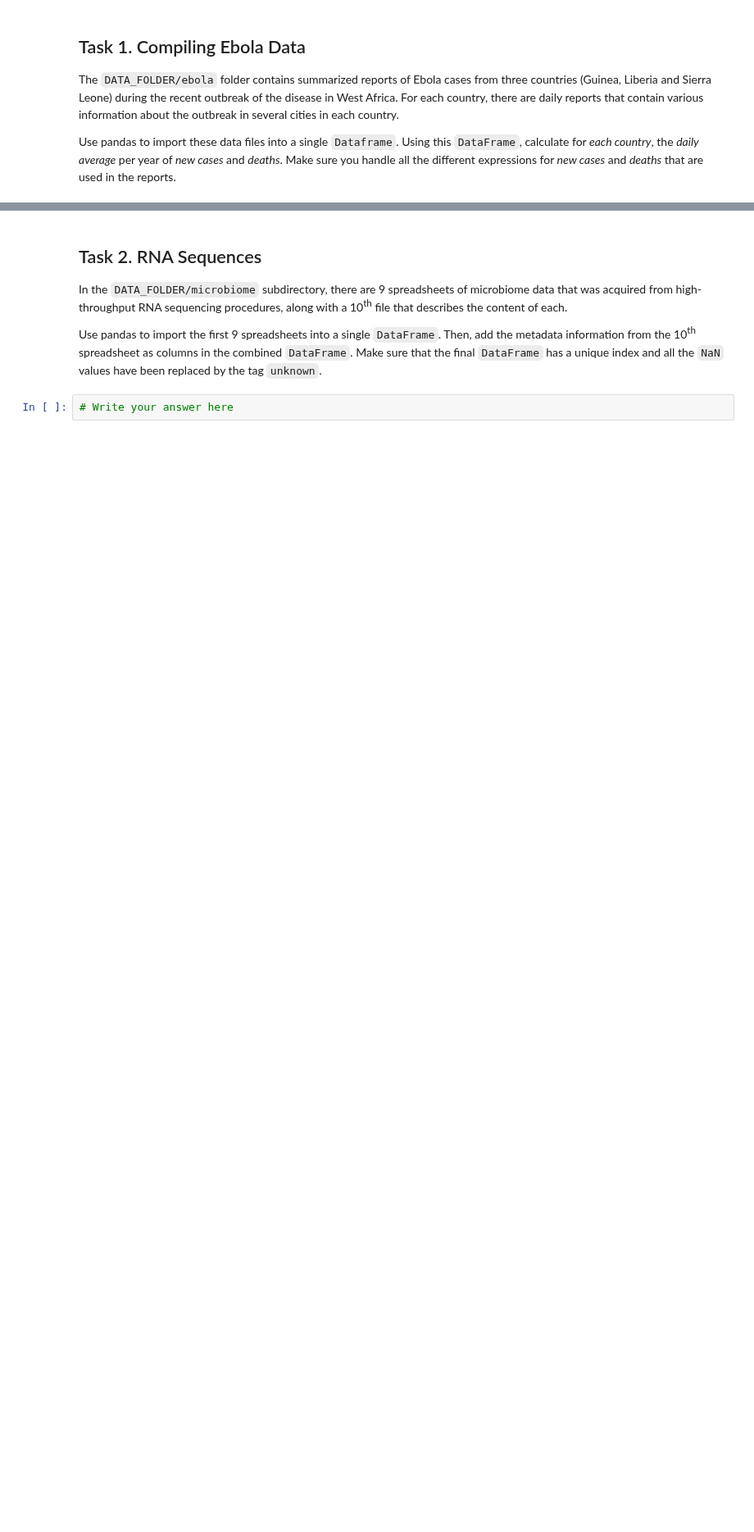
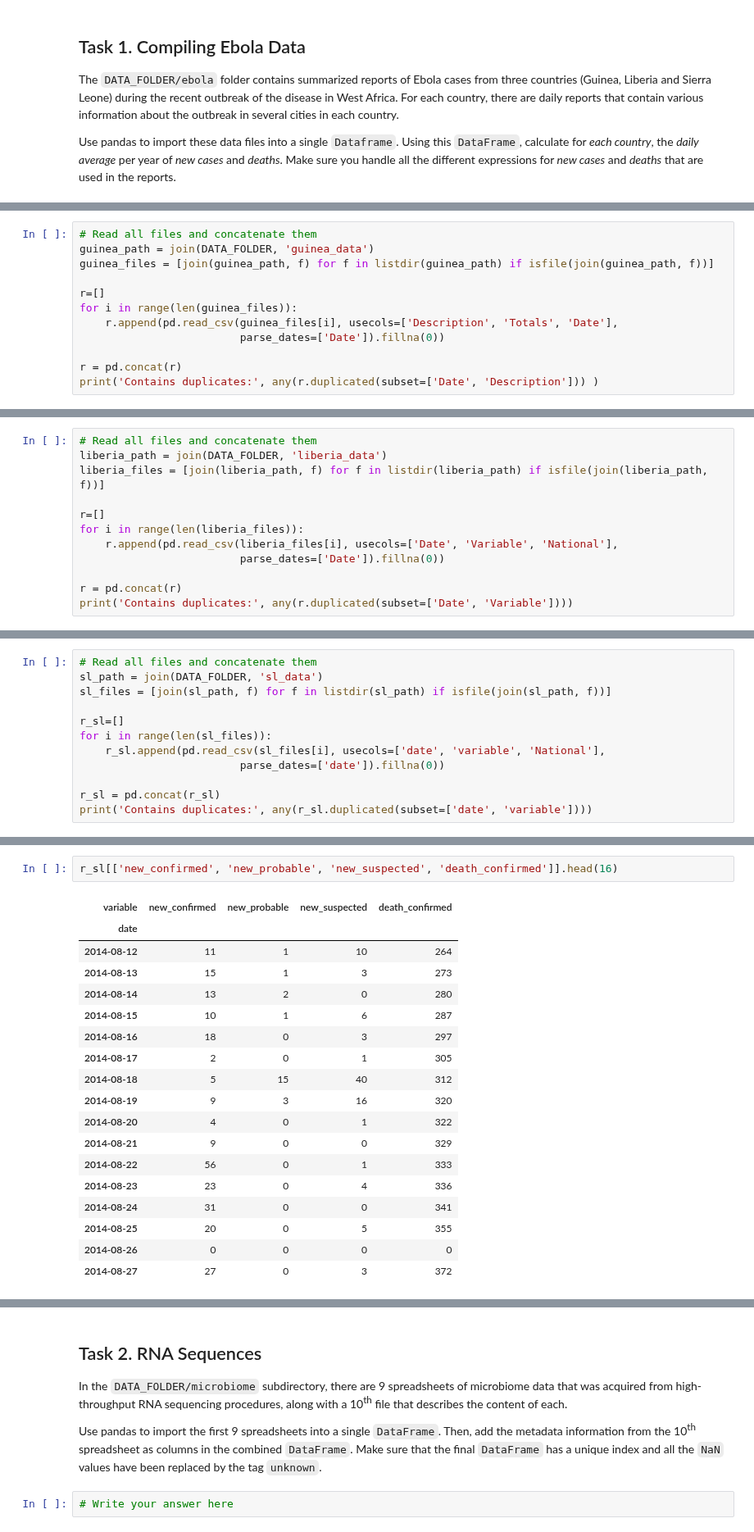
Before and after one commit to AdaTeamElec/ADA2017-Homeworks, a Jupyter notebook: 01 - Pandas and Data Wrangling/Homework 1.ipynb, the cells around one changed output, grey strips where cells are left out. Shown at 82% size. Cells and saved outputs as stored; diff of their text form; blank space fills up the shorter version.

```diff
--- a/01 - Pandas and Data Wrangling/Homework 1.ipynb
+++ b/01 - Pandas and Data Wrangling/Homework 1.ipynb
@@ -17,0 +34,12 @@ Make sure you handle all the different expressions for *new cases* and *deaths*
+# %%
+# Read all files and concatenate them
+guinea_path = join(DATA_FOLDER, 'guinea_data')
+guinea_files = [join(guinea_path, f) for f in listdir(guinea_path) if isfile(join(guinea_path, f))]
+
+r=[]
+for i in range(len(guinea_files)):
+    r.append(pd.read_csv(guinea_files[i], usecols=['Description', 'Totals', 'Date'],
+                         parse_dates=['Date']).fillna(0))
+
+r = pd.concat(r)
+print('Contains duplicates:', any(r.duplicated(subset=['Date', 'Description'])) )
@@ -17,0 +121,12 @@ Make sure you handle all the different expressions for *new cases* and *deaths*
+# %%
+# Read all files and concatenate them
+liberia_path = join(DATA_FOLDER, 'liberia_data')
+liberia_files = [join(liberia_path, f) for f in listdir(liberia_path) if isfile(join(liberia_path, f))]
+
+r=[]
+for i in range(len(liberia_files)):
+    r.append(pd.read_csv(liberia_files[i], usecols=['Date', 'Variable', 'National'],
+                         parse_dates=['Date']).fillna(0))
+
+r = pd.concat(r)
+print('Contains duplicates:', any(r.duplicated(subset=['Date', 'Variable'])))
@@ -17,0 +216,12 @@ Make sure you handle all the different expressions for *new cases* and *deaths*
+# %%
+# Read all files and concatenate them
+sl_path = join(DATA_FOLDER, 'sl_data')
+sl_files = [join(sl_path, f) for f in listdir(sl_path) if isfile(join(sl_path, f))]
+
+r_sl=[]
+for i in range(len(sl_files)):
+    r_sl.append(pd.read_csv(sl_files[i], usecols=['date', 'variable', 'National'],
+                         parse_dates=['date']).fillna(0))
+
+r_sl = pd.concat(r_sl)
+print('Contains duplicates:', any(r_sl.duplicated(subset=['date', 'variable'])))
@@ -17,0 +274,21 @@ Make sure you handle all the different expressions for *new cases* and *deaths*
+# %%
+r_sl[['new_confirmed', 'new_probable', 'new_suspected', 'death_confirmed']].head(16)
+# %% [output]
+| variable | new_confirmed | new_probable | new_suspected | death_confirmed |
+| date |  |  |  |  |
+| 2014-08-12 | 11 | 1 | 10 | 264 |
+| 2014-08-13 | 15 | 1 | 3 | 273 |
+| 2014-08-14 | 13 | 2 | 0 | 280 |
+| 2014-08-15 | 10 | 1 | 6 | 287 |
+| 2014-08-16 | 18 | 0 | 3 | 297 |
+| 2014-08-17 | 2 | 0 | 1 | 305 |
+| 2014-08-18 | 5 | 15 | 40 | 312 |
+| 2014-08-19 | 9 | 3 | 16 | 320 |
+| 2014-08-20 | 4 | 0 | 1 | 322 |
+| 2014-08-21 | 9 | 0 | 0 | 329 |
+| 2014-08-22 | 56 | 0 | 1 | 333 |
+| 2014-08-23 | 23 | 0 | 4 | 336 |
+| 2014-08-24 | 31 | 0 | 0 | 341 |
+| 2014-08-25 | 20 | 0 | 5 | 355 |
+| 2014-08-26 | 0 | 0 | 0 | 0 |
+| 2014-08-27 | 27 | 0 | 3 | 372 |
```
Also changed, not shown: parts of 49 cells of this notebook.
